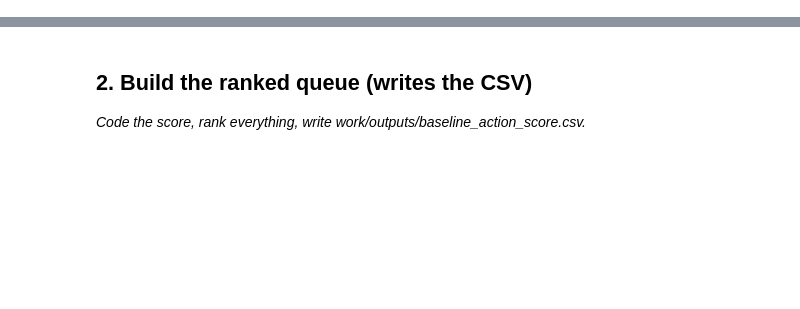
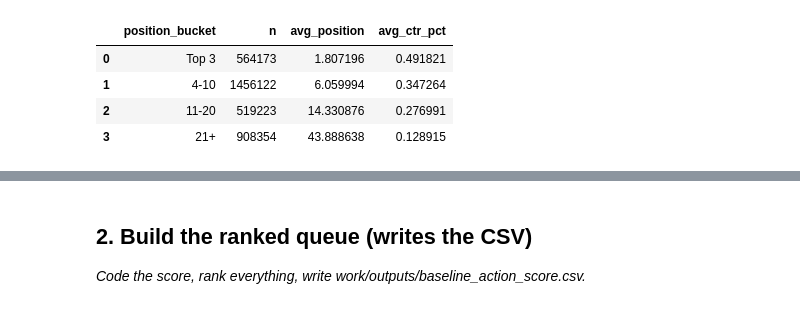
Before and after one commit to Ameen740/Internship_Flyrank, a Jupyter notebook: work/notebooks/w04_baseline_score.ipynb, the cells around one changed output, grey strips where cells are left out. Drawn from its saved outputs; the diff is of its cells as text; code cells hidden in the pictures; blank space fills up the shorter version.

```diff
--- a/work/notebooks/w04_baseline_score.ipynb
+++ b/work/notebooks/w04_baseline_score.ipynb
@@ -15,0 +65,93 @@ This skeleton is yours to fill. Work the sections **in order** — each one has
+# %%
+# This cell is for CODE (numbers, a query, a check).
+# Write your text answer in the cell ABOVE this one — typing sentences here breaks Run All.
+
+# Question 1: Check two signals used by the baseline rule
+# Signal 1 = search volume (impressions)
+# Signal 2 = CTR, with search position as context
+import pandas as pd
+
+signal_data = con.sql(f"""
+SELECT
+    report_date,
+    client_hash_id,
+    content_hash_id,
+    gsc_impressions,
+    gsc_clicks,
+    gsc_avg_position,
+    gsc_data_available
+FROM read_parquet(
+    '{rel}/fact_content_daily_performance/month=2026-03/*.parquet'
+)
+WHERE gsc_data_available IS TRUE
+  AND gsc_impressions > 0
+""").df()
+
+# Calculate CTR as a percentage
+signal_data["ctr_pct"] = (
+    100.0 * signal_data["gsc_clicks"] / signal_data["gsc_impressions"]
+)
+
+# ---------------------------------------------------------
+# SIGNAL 1: Search volume / impressions
+# ---------------------------------------------------------
+
+signal_data["impression_bucket"] = pd.cut(
+    signal_data["gsc_impressions"],
+    bins=[0, 100, 1000, float("inf")],
+    labels=["Low", "Medium", "High"],
+    include_lowest=True
+)
+
+impression_check = (
+    signal_data
+    .groupby("impression_bucket", observed=False)
+    .agg(
+        n=("gsc_impressions", "size"),
+        avg_impressions=("gsc_impressions", "mean"),
+        avg_ctr_pct=("ctr_pct", "mean")
+    )
+    .reset_index()
+)
+
+print("SIGNAL 1 — SEARCH VOLUME / IMPRESSIONS")
+display(impression_check)
+
+# ---------------------------------------------------------
+# SIGNAL 2: CTR vs search position
+# ---------------------------------------------------------
+
+position_data = signal_data[
+    signal_data["gsc_avg_position"] > 0
+].copy()
+
+position_data["position_bucket"] = pd.cut(
+    position_data["gsc_avg_position"],
+    bins=[0, 3, 10, 20, float("inf")],
+    labels=["Top 3", "4-10", "11-20", "21+"],
+    include_lowest=True
+)
+
+position_check = (
+    position_data
+    .groupby("position_bucket", observed=False)
+    .agg(
+        n=("gsc_avg_position", "size"),
+        avg_position=("gsc_avg_position", "mean"),
+        avg_ctr_pct=("ctr_pct", "mean")
+    )
+    .reset_index()
+)
+
+print("\nSIGNAL 2 — CTR VS SEARCH POSITION")
+display(position_check)
+
+# ---------------------------------------------------------
+# Verdicts
+# ---------------------------------------------------------
+
+print("\nSIGNAL VERDICTS")
+print("Signal 1 — Search volume: CONFIRMED if higher-volume buckets show useful CTR opportunity.")
+print("Signal 2 — CTR vs position: CONFIRMED if CTR changes meaningfully across position buckets.")
+print("The actual bucket tables above are the evidence for the verdicts.")
+# %% [output]
@@ -15,0 +164,5 @@ This skeleton is yours to fill. Work the sections **in order** — each one has
+|  | position_bucket | n | avg_position | avg_ctr_pct |
+| 0 | Top 3 | 564173 | 1.807196 | 0.491821 |
+| 1 | 4-10 | 1456122 | 6.059994 | 0.347264 |
+| 2 | 11-20 | 519223 | 14.330876 | 0.276991 |
+| 3 | 21+ | 908354 | 43.888638 | 0.128915 |
```
Also changed, not shown: parts of 15 cells of this notebook.
